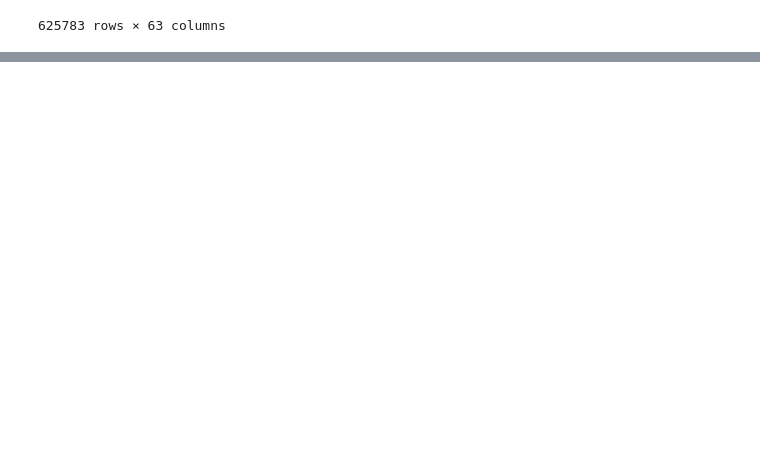
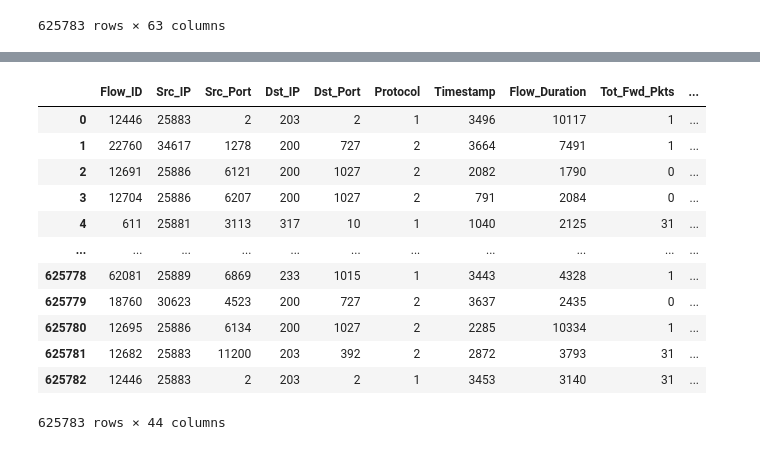
Before and after one commit to DhruvaTikhe/HMFS, a Jupyter notebook: Code/1-Preprocessing.ipynb, the cells around one changed output, grey strips where cells are left out. Drawn from its saved outputs; the diff is of its cells as text; code cells hidden in the pictures; blank space fills up the shorter version.

```diff
--- a/Code/1-Preprocessing.ipynb
+++ b/Code/1-Preprocessing.ipynb
@@ -84,6 +98,7 @@ from sklearn.preprocessing import LabelEncoder
 le = LabelEncoder()
 x = df.columns
 for i in x:
+    df[i] = df[i].astype(str)
     df[i] = le.fit_transform(df[i])
 # %%
 df.info()
@@ -107,0 +156,3 @@ memory usage: 284.1 MB
+# %%
+from sklearn.model_selection import train_test_split
+X_train, X_test, y_train, y_test = train_test_split(X, y, test_size= 0.3,random_state=1)
@@ -107,0 +163,37 @@ memory usage: 284.1 MB
+# %%
+#implementing the Pearson Correlation Coefficient feature selection
+
+import seaborn as sns
+import matplotlib.pyplot as plt
+
+X_train_df = pd.DataFrame(X_train)
+X_test_df = pd.DataFrame(X_test)
+
+# Calculate correlation matrix
+corrmat = X_train_df.corr(method='pearson')
+plt.figure(figsize=(50,50))
+sns.heatmap(corrmat,annot=True,linewidth=.5,fmt=".1f",cmap=plt.cm.Reds)
+plt.show()
+
+# with the following function we can select highly correlated features
+# it will remove the first feature that is correlated with anything other feature
+
+def correlation(dataset, threshold):
+    col_corr = set()  # Set of all the names of correlated columns
+    corr_matrix = dataset.corr()
+    for i in range(len(corr_matrix.columns)):
+        for j in range(i):
+            if (corr_matrix.iloc[i, j]) > threshold:
+                colname = corr_matrix.columns[i]
+                col_corr.add(colname)
+    return col_corr
+
+corr_features = correlation(pd.DataFrame(X_train),0.75)
+len(set(corr_features))
+
+corr_features
+
+X_train_corr=pd.DataFrame(X_train).drop(corr_features,axis=1)
+x_test_corr=pd.DataFrame(X_test).drop(corr_features,axis=1)
+
+X_train_corr.shape,x_test_corr.shape,y_train.shape,y_test.shape
@@ -107,0 +218,17 @@ memory usage: 284.1 MB
+# %%
+export_csv = df.drop(corr_features,axis=1)
+export_csv
+# %% [output]
+|  | Flow_ID | Src_IP | Src_Port | Dst_IP | Dst_Port | Protocol | Timestamp | Flow_Duration | Tot_Fwd_Pkts | ... |
+| 0 | 12446 | 25883 | 2 | 203 | 2 | 1 | 3496 | 10117 | 1 | ... |
+| 1 | 22760 | 34617 | 1278 | 200 | 727 | 2 | 3664 | 7491 | 1 | ... |
+| 2 | 12691 | 25886 | 6121 | 200 | 1027 | 2 | 2082 | 1790 | 0 | ... |
+| 3 | 12704 | 25886 | 6207 | 200 | 1027 | 2 | 791 | 2084 | 0 | ... |
+| 4 | 611 | 25881 | 3113 | 317 | 10 | 1 | 1040 | 2125 | 31 | ... |
+| ... | ... | ... | ... | ... | ... | ... | ... | ... | ... | ... |
+| 625778 | 62081 | 25889 | 6869 | 233 | 1015 | 1 | 3443 | 4328 | 1 | ... |
+| 625779 | 18760 | 30623 | 4523 | 200 | 727 | 2 | 3637 | 2435 | 0 | ... |
+| 625780 | 12695 | 25886 | 6134 | 200 | 1027 | 2 | 2285 | 10334 | 1 | ... |
+| 625781 | 12682 | 25883 | 11200 | 203 | 392 | 2 | 2872 | 3793 | 31 | ... |
+| 625782 | 12446 | 25883 | 2 | 203 | 2 | 1 | 3453 | 3140 | 31 | ... |
+625783 rows × 44 columns
```
Also changed, not shown: parts of 21 cells of this notebook, 1 other file.
